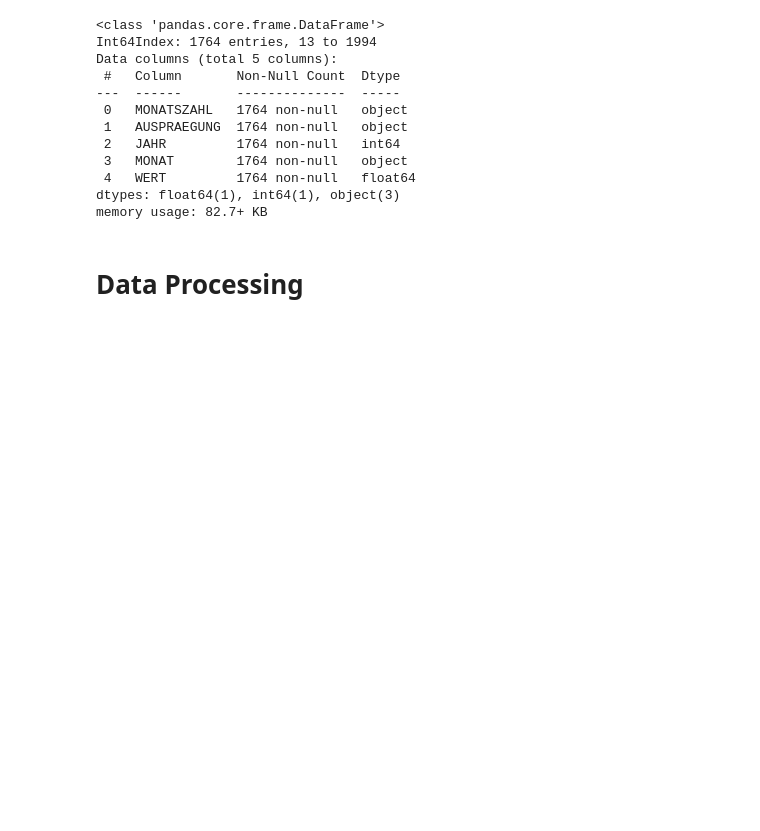
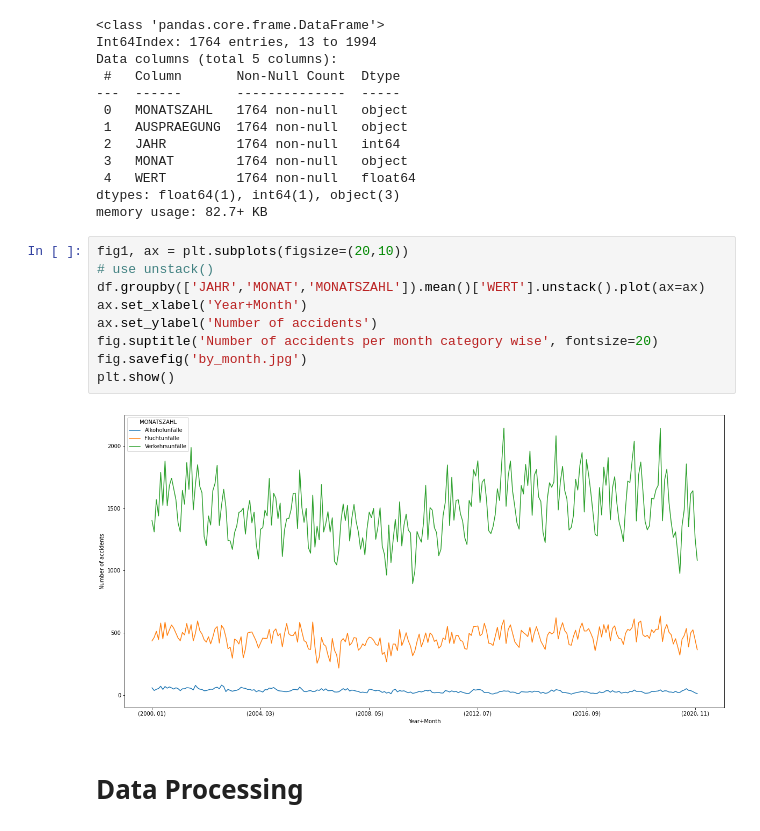
Before and after one commit to Priya15073/Monthly-Traffic-Accidents-in-Munich, a Jupyter notebook: Mission_1.ipynb, the cells around one changed output. Saved outputs shown, nothing was run; the diff lists cells and outputs as text; blank space fills up the shorter version.

```diff
--- a/Mission_1.ipynb
+++ b/Mission_1.ipynb
@@ -152,6 +157,17 @@ Data columns (total 5 columns):
  4   WERT         1764 non-null   float64
 dtypes: float64(1), int64(1), object(3)
 memory usage: 82.7+ KB
+# %%
+fig1, ax = plt.subplots(figsize=(20,10))
+# use unstack()
+df.groupby(['JAHR','MONAT','MONATSZAHL']).mean()['WERT'].unstack().plot(ax=ax)
+ax.set_xlabel('Year+Month')
+ax.set_ylabel('Number of accidents')
+fig.suptitle('Number of accidents per month category wise', fontsize=20)
+fig.savefig('by_month.jpg')
+plt.show()
+# %% [output]
+[figure, added]
 # %% [markdown]
 # Data Processing
 # %%
```
Also changed, not shown: parts of 6 cells of this notebook, 2 other files.
